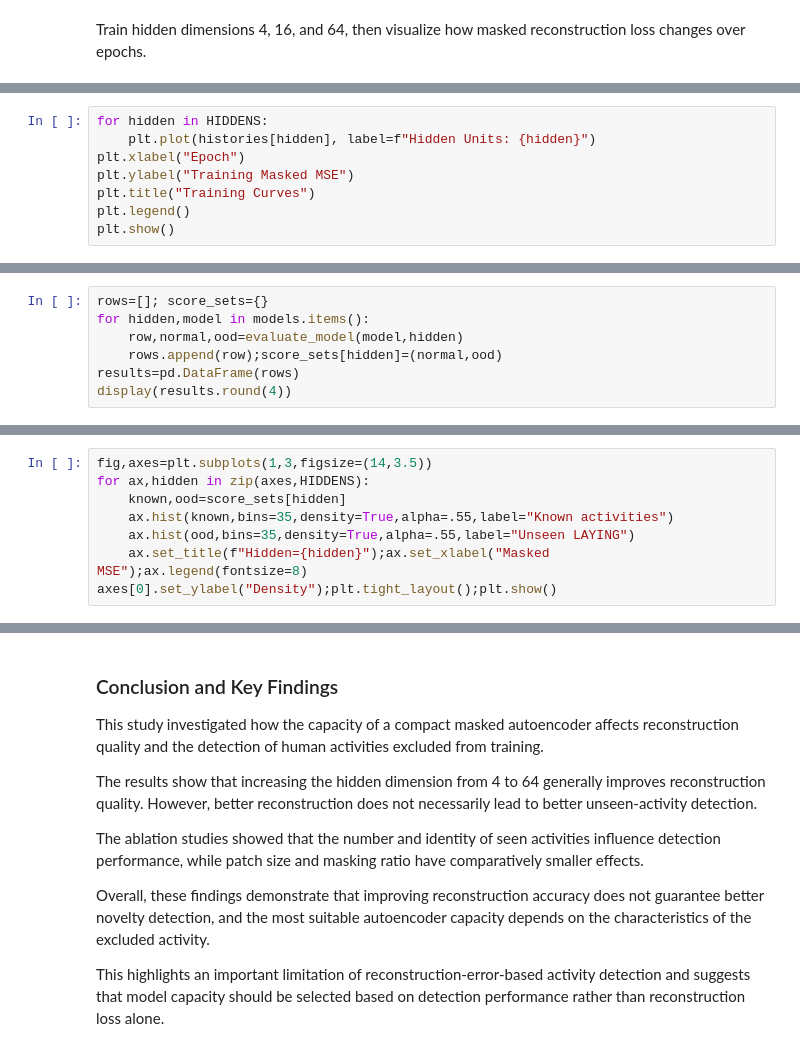
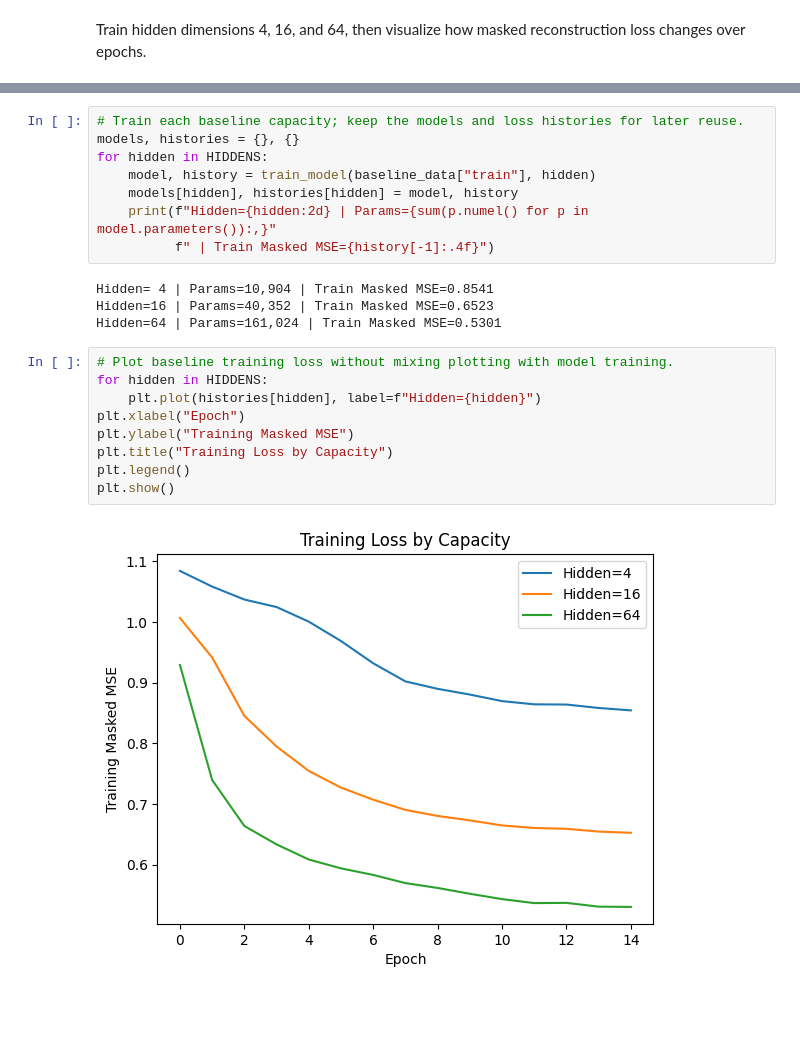
Before and after one commit to MJawad-AbouAleiwi/Federated-Learning, a Jupyter notebook: 2_Self-Supervised Learning/4_UCI_HAR_Masked_Autoencoder.ipynb, the cells around one changed output, grey strips where cells are left out. Drawn from its saved outputs; the diff is of its cells as text; blank space fills up the shorter version.

Commit message:
Ablation Study

```diff
--- a/2_Self-Supervised Learning/4_UCI_HAR_Masked_Autoencoder.ipynb
+++ b/2_Self-Supervised Learning/4_UCI_HAR_Masked_Autoencoder.ipynb
@@ -238,8 +264,0 @@ hidden=64 | params=161,024 | final masked MSE=0.5290
-# %%
-for hidden in HIDDENS:
-    plt.plot(histories[hidden], label=f"Hidden Units: {hidden}")
-plt.xlabel("Epoch")
-plt.ylabel("Training Masked MSE")
-plt.title("Training Curves")
-plt.legend()
-plt.show()
@@ -289,7 +264,0 @@ Report detection metrics, average reconstruction scores for both groups, and mod
-# %%
-rows=[]; score_sets={}
-for hidden,model in models.items():
-    row,normal,ood=evaluate_model(model,hidden)
-    rows.append(row);score_sets[hidden]=(normal,ood)
-results=pd.DataFrame(rows)
-display(results.round(4))
@@ -305,8 +264,0 @@ The histograms show whether known and held-out activity scores overlap.
-# %%
-fig,axes=plt.subplots(1,3,figsize=(14,3.5))
-for ax,hidden in zip(axes,HIDDENS):
-    known,ood=score_sets[hidden]
-    ax.hist(known,bins=35,density=True,alpha=.55,label="Known activities")
-    ax.hist(ood,bins=35,density=True,alpha=.55,label="Unseen LAYING")
-    ax.set_title(f"Hidden={hidden}");ax.set_xlabel("Masked MSE");ax.legend(fontsize=8)
-axes[0].set_ylabel("Density");plt.tight_layout();plt.show()
@@ -760,12 +265,23 @@ ab_plot_comparison(ab_results_D, "mask_ratio", "D · Masking-Ratio Sensitivity",
-# %% [markdown]
-### Conclusion and Key Findings
-
-This study investigated how the capacity of a compact masked autoencoder affects reconstruction quality and the detection of human activities excluded from training.
-
-The results show that increasing the hidden dimension from 4 to 64 generally improves reconstruction quality. However, better reconstruction does not necessarily lead to better unseen-activity detection.
-
-The ablation studies showed that the number and identity of seen activities influence detection performance, while patch size and masking ratio have comparatively smaller effects.
-
-Overall, these findings demonstrate that improving reconstruction accuracy does not guarantee better novelty detection, and the most suitable autoencoder capacity depends on the characteristics of the excluded activity.
-
-This highlights an important limitation of reconstruction-error-based activity detection and suggests that model capacity should be selected based on detection performance rather than reconstruction loss alone.
+# %%
+# Train each baseline capacity; keep the models and loss histories for later reuse.
+models, histories = {}, {}
+for hidden in HIDDENS:
+    model, history = train_model(baseline_data["train"], hidden)
+    models[hidden], histories[hidden] = model, history
+    print(f"Hidden={hidden:2d} | Params={sum(p.numel() for p in model.parameters()):,}"
+          f" | Train Masked MSE={history[-1]:.4f}")
+# %% [output]
+Hidden= 4 | Params=10,904 | Train Masked MSE=0.8541
+Hidden=16 | Params=40,352 | Train Masked MSE=0.6523
+Hidden=64 | Params=161,024 | Train Masked MSE=0.5301
+# %%
+# Plot baseline training loss without mixing plotting with model training.
+for hidden in HIDDENS:
+    plt.plot(histories[hidden], label=f"Hidden={hidden}")
+plt.xlabel("Epoch")
+plt.ylabel("Training Masked MSE")
+plt.title("Training Loss by Capacity")
+plt.legend()
+plt.show()
+# %% [output]
+[figure, added]
```
Also changed, not shown: parts of 98 cells of this notebook.
